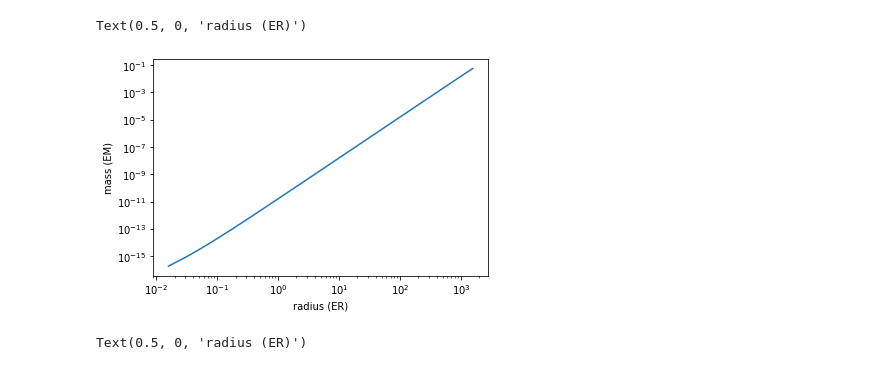
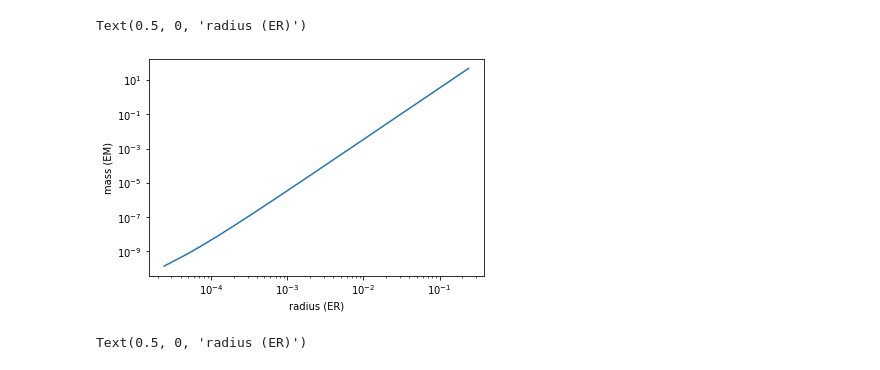
Before and after one commit to calvinosinga/intoexo, a Jupyter notebook: analysis.ipynb, the cells around one changed output. Drawn from its saved outputs; the diff is of its cells as text; code cells hidden in the pictures.

```diff
--- a/analysis.ipynb
+++ b/analysis.ipynb
@@ -38,0 +10,3 @@ print(len(pressure))
+# %%
+ig = Planet()
+radius, mass, pressure = ig.calculateMP(1e9, 0, 0.1, 1e23, 300)
@@ -39,11 +34,11 @@ print(len(pressure))
 # %%
-plt.plot(radius/earth_radius, mass/earth_mass)
+plt.plot(radius, mass)
 plt.loglog()
 plt.ylabel('mass (EM)')
 plt.xlabel('radius (ER)')
 # %% [output]
 Text(0.5, 0, 'radius (ER)')
-[figure, old version]
+[figure, new version]
 # %%
 plt.plot(radius/earth_radius, pressure/pa_to_atm)
 plt.loglog()
```
Also changed, not shown: parts of 5 cells of this notebook, 1 other file.
